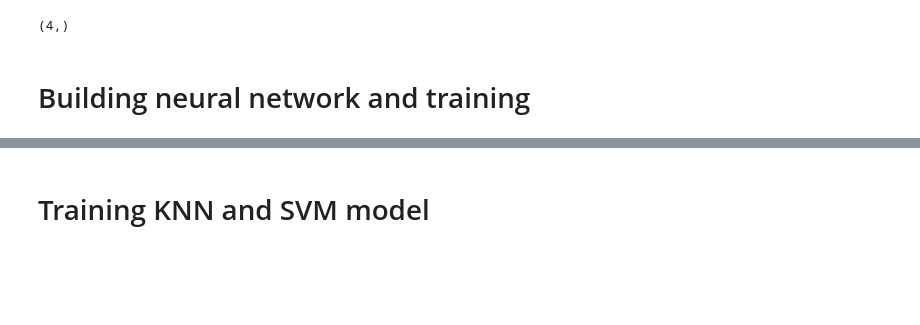
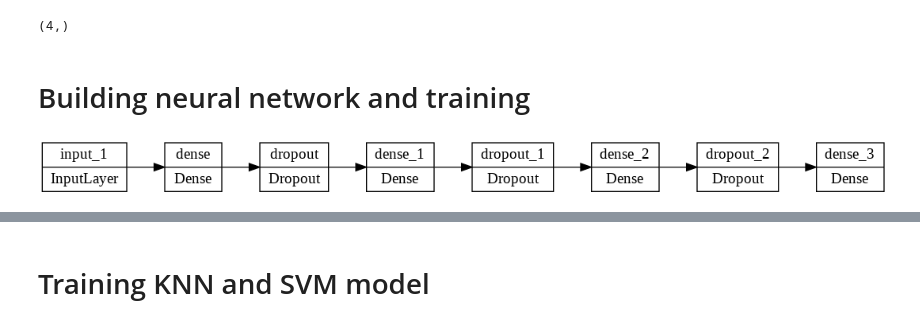
Before and after one commit to mohammad-hosein/SSK-semiblind, a Jupyter notebook: Copy_of_Semi_blind_MLP_Paper.ipynb, the cells around one changed output, grey strips where cells are left out. Saved outputs shown, nothing was run; the diff lists cells and outputs as text; code cells hidden in the pictures; blank space fills up the shorter version.

```diff
--- a/Copy_of_Semi_blind_MLP_Paper.ipynb
+++ b/Copy_of_Semi_blind_MLP_Paper.ipynb
@@ -296,12 +287,23 @@ callbacks = myCallback()
 # Building neural network and training
 # %%
 model = Sequential()
+
 model.add(Input(shape=(4)))
+
 model.add(Dense(32, activation=keras.layers.LeakyReLU(alpha=0.01)))
+model.add(Dropout(rate=0.2))
+
 model.add(Dense(64, activation=keras.layers.LeakyReLU(alpha=0.01)))
+model.add(Dropout(rate=0.2))
+
 #model.add(Dropout(rate=0.1))
 #model.add(Dense(64, activation='relu'))
+model.add(Dense(32, activation=keras.layers.LeakyReLU(alpha=0.01)))
 model.add(Dropout(rate=0.2))
-model.add(Dense(32, activation=keras.layers.LeakyReLU(alpha=0.01)))
+
 model.add(Dense(4, activation='softmax'))
+# %%
+plot_model(model, to_file='model.png', rankdir='LR')
+# %% [output]
+[figure, added]
 # %%
```
Also changed, not shown: parts of 21 cells of this notebook.
